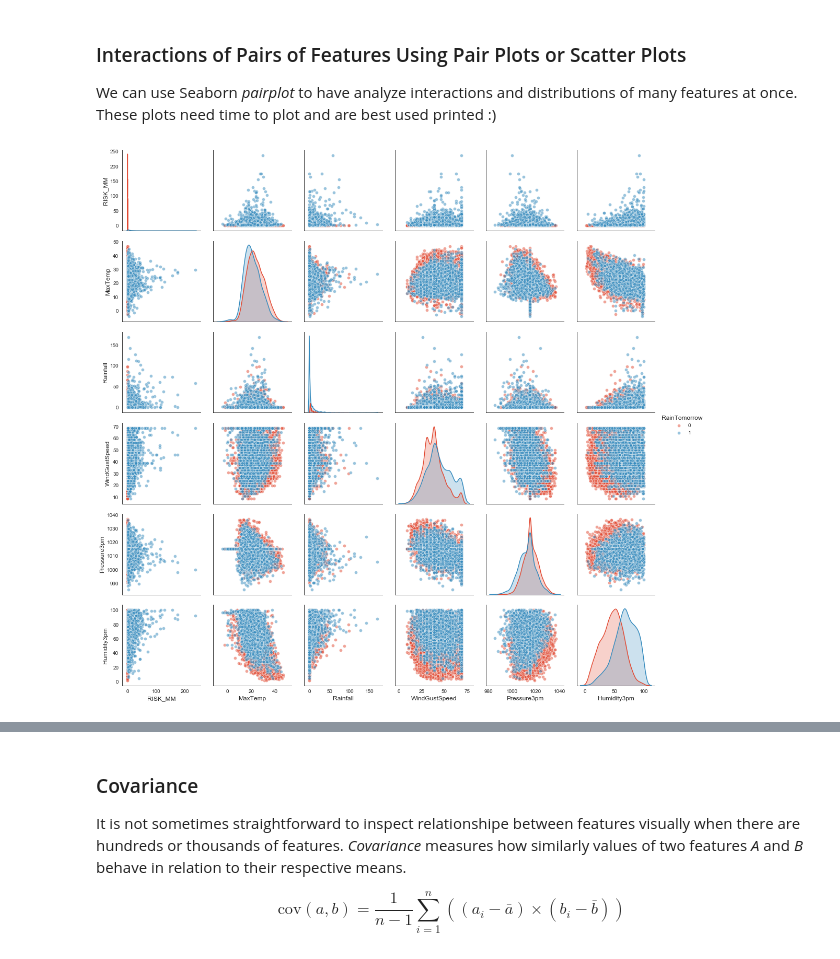
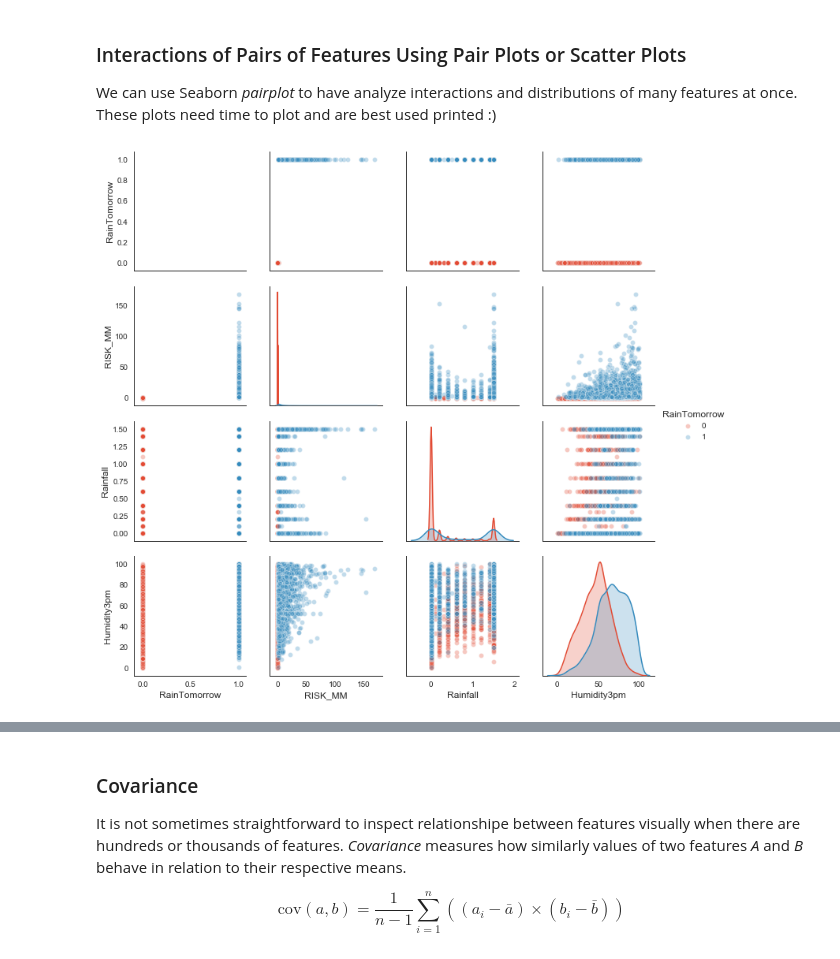
Before and after one commit to avast/machine-learning-python, a Jupyter notebook: imlp_1_data.ipynb, the cells around one changed output, grey strips where cells are left out. Drawn from its saved outputs; the diff is of its cells as text; code cells hidden in the pictures.

```diff
--- a/imlp_1_data.ipynb
+++ b/imlp_1_data.ipynb
@@ -625,10 +625,10 @@ f.add_legend(title='RainToday');
 We can use Seaborn *pairplot* to have analyze interactions and distributions of many features at once. These plots need time to plot and are best used printed :)
 # %%
 # beware this takes long minutes to calculate and display
-vars = ['RISK_MM', 'Rainfall', 'WindGustSpeed''Humidity3pm']
-sns.pairplot(df[vars + ['RainTomorrow']].sample(10000), vars=vars, hue='RainTomorrow', plot_kws={'alpha': 0.3});
+vars = ['RainTomorrow', 'RISK_MM', 'Rainfall', 'Humidity3pm']
+sns.pairplot(df[vars].sample(10000), vars=vars, hue='RainTomorrow', plot_kws={'alpha': 0.3});
 # %% [output]
-[figure, old version]
+[figure, new version]
 # %% [markdown]
 ### [Finantial Times Visual Vocabulary](https://github.com/ft-interactive/chart-doctor/tree/master/visual-vocabulary)
 
```
Also changed, not shown: parts of 10 cells of this notebook, 1 other file.
